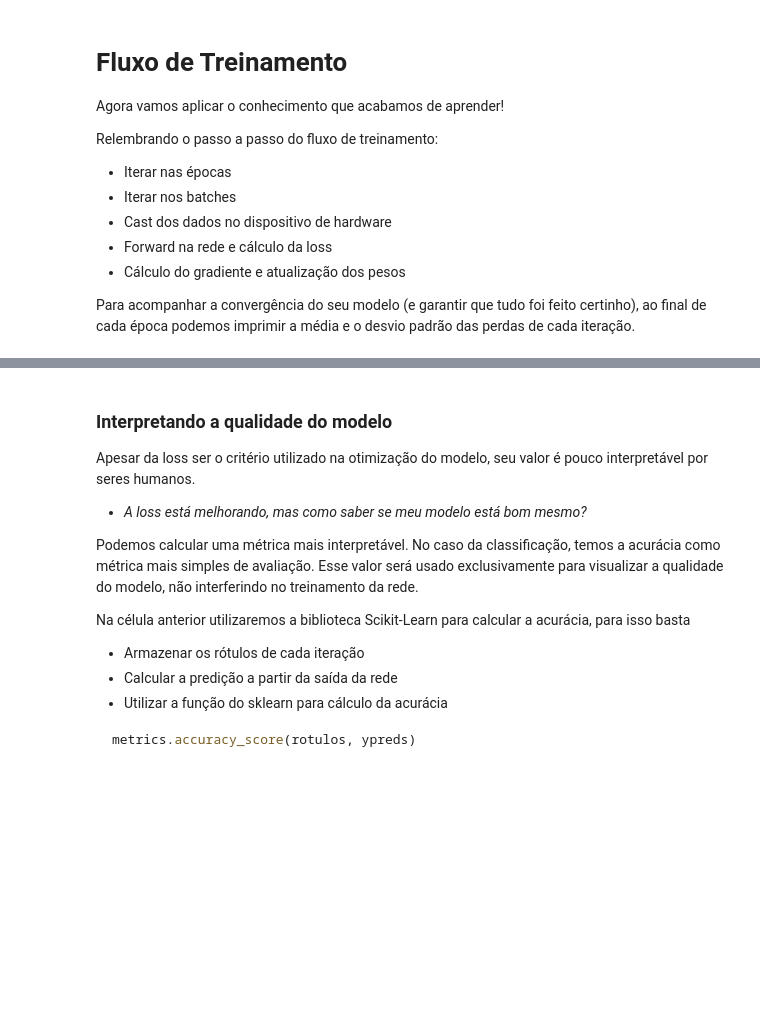
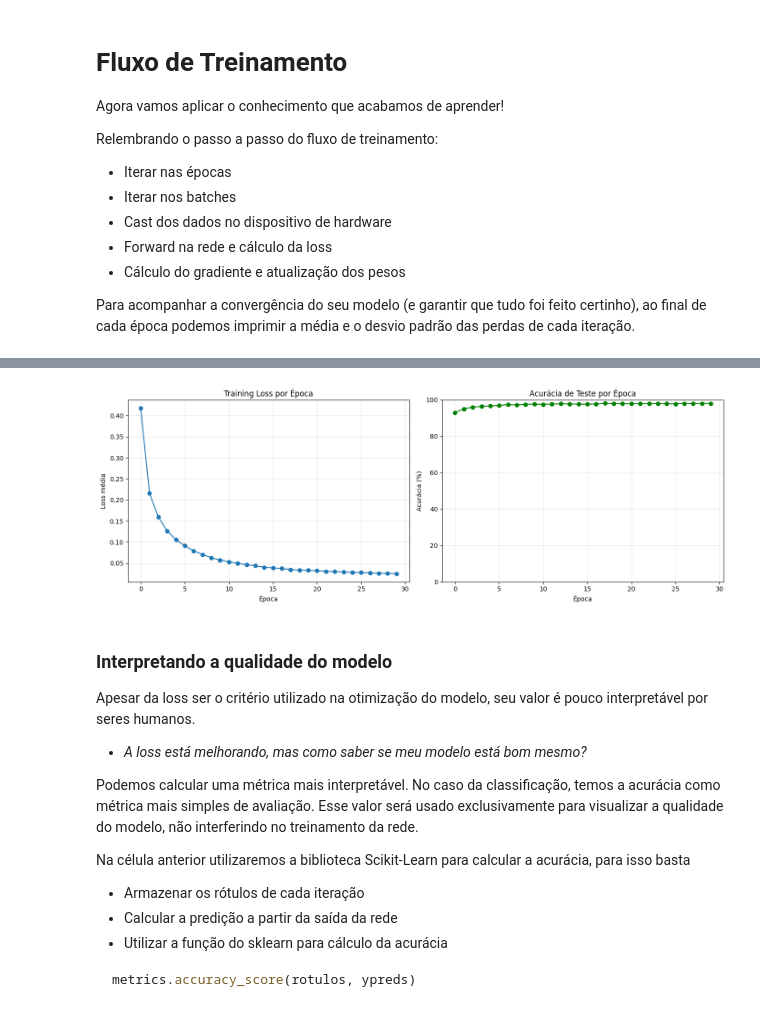
Before and after one commit to carlosvblessa/treinando-pytorch, a Jupyter notebook: 04-CarregamentoDeDados.ipynb, the cells around one changed output, grey strips where cells are left out. Drawn from its saved outputs; the diff is of its cells as text; code cells hidden in the pictures; blank space fills up the shorter version.

````diff
--- a/04-CarregamentoDeDados.ipynb
+++ b/04-CarregamentoDeDados.ipynb
@@ -211,25 +203,34 @@ torch.Size([20, 1, 28, 28]) torch.Size([20])
 **Lembrete**: Multi-Layer Perceptrons trabalham somente com dados unidimensionais (vetores). Sendo a imagem com dimensionalidade ```(1, 28, 28)```, precisamos linearizá-la antes de alimentar a rede. Isso implica que o a entrada da rede terá ```input_size = 28 x 28 x 1 = 784```
 # %%
 class MLP(nn.Module):
+  """Perceptron multicamada simples para classificar dígitos do MNIST."""
 
   def __init__(self, input_size, hidden_size, out_size):
+    # Inicializa a superclasse nn.Module para registrar os submódulos.
     super(MLP, self).__init__()
 
+    # Bloco de extração de características: duas camadas lineares intercaladas com ReLU
+    # para introduzir não-linearidade e permitir que o modelo aprenda representações úteis.
     self.features  = nn.Sequential(
                       nn.Linear(input_size, hidden_size),
                       nn.ReLU(),
                       nn.Linear(hidden_size, hidden_size),
                       nn.ReLU()
                     )
+    # Camada de saída que projeta as features para o número de classes do MNIST.
     self.out     = nn.Linear(hidden_size, out_size)
-    self.softmax = nn.Softmax()
 
   def forward(self, X):
-
+    # 'view' reinterpreta o tensor sem copiar dados. Aqui garantimos um tensor 2D,
+    # onde X.size(0) corresponde ao tamanho do batch (B) e '-1' faz o PyTorch
+    # inferir automaticamente a dimensão restante (1*28*28=784), transformando
+    # cada imagem (B, 1, 28, 28) em um vetor achatado (B, 784) adequado ao MLP.
     X = X.view(X.size(0), -1)
 
+    # Passa pelas camadas escondidas para extrair representações do input.
     feature = self.features(X)
-    output  = self.softmax(self.out(feature))
+    # Calcula logits (pontuações antes do softmax) para cada classe.
+    output  = self.out(feature)
 
     return output
 
@@ -237,7 +238,9 @@ input_size  = 28 * 28
 hidden_size = 128
 out_size    = 10 #classes
 
+# Garantindo reprodutibilidade antes de instanciar a rede.
 torch.manual_seed(42)
+# Cria o modelo e envia para o dispositivo configurado (CPU ou GPU).
 net = MLP(input_size, hidden_size, out_size).to(args['device']) #cast na GPU
 # %% [markdown]
 ## Definindo loss e otimizador
@@ -304,3 +351,26 @@ Epoca 29, Loss: 2.1951 +\- 0.2000, Tempo: 36.86
+# %%
+epochs = range(len(train_loss_history))
+
+plt.figure(figsize=(14, 5))
+plt.subplot(1, 2, 1)
+plt.plot(epochs, train_loss_history, marker='o')
+plt.title('Training Loss por Época')
+plt.xlabel('Época')
+plt.ylabel('Loss média')
+plt.grid(True, alpha=0.3)
+
+plt.subplot(1, 2, 2)
+plt.plot(epochs, [acc * 100 for acc in test_accuracy_history], marker='o', color='green')
+plt.title('Acurácia de Teste por Época')
+plt.xlabel('Época')
+plt.ylabel('Acurácia (%)')
+plt.ylim(0, 100)
+plt.grid(True, alpha=0.3)
+
+plt.tight_layout()
+plt.show()
+# %% [output]
+[figure, added]
 # %% [markdown]
 ### Interpretando a qualidade do modelo
 
````
Also changed, not shown: parts of 12 cells of this notebook, 1 other file.
